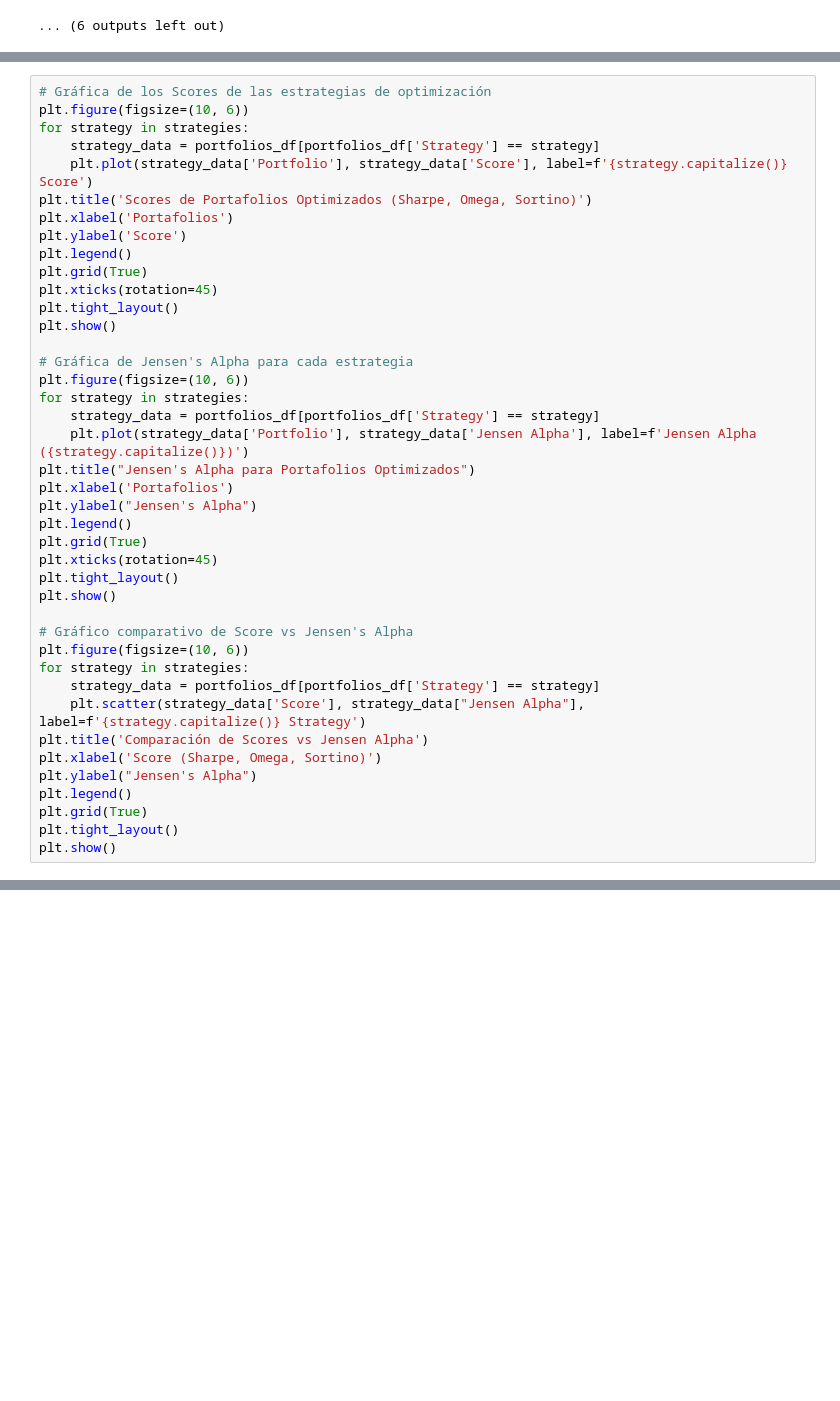
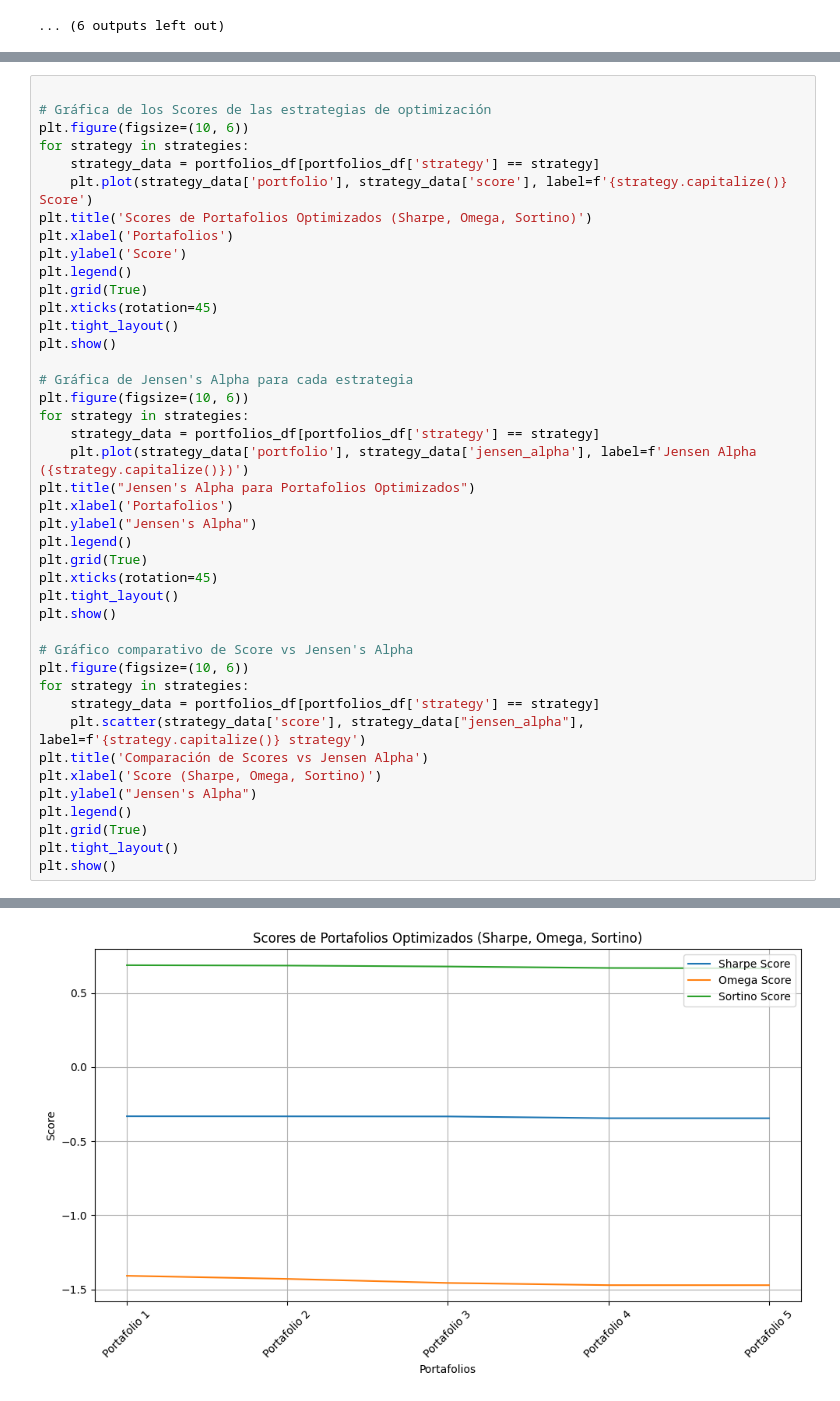
Before and after one commit to luisrc44/QAA-with-Climate-Change-and-ESG, a Jupyter notebook: QAA_wCC.ipynb, the cells around one changed output, grey strips where cells are left out. Saved outputs shown, nothing was run; the diff lists cells and outputs as text; blank space fills up the shorter version.

```diff
--- a/QAA_wCC.ipynb
+++ b/QAA_wCC.ipynb
@@ -164,9 +167,10 @@ portfolios_df
 # %%
+
 # Gráfica de los Scores de las estrategias de optimización
 plt.figure(figsize=(10, 6))
 for strategy in strategies:
-    strategy_data = portfolios_df[portfolios_df['Strategy'] == strategy]
-    plt.plot(strategy_data['Portfolio'], strategy_data['Score'], label=f'{strategy.capitalize()} Score')
+    strategy_data = portfolios_df[portfolios_df['strategy'] == strategy]
+    plt.plot(strategy_data['portfolio'], strategy_data['score'], label=f'{strategy.capitalize()} Score')
 plt.title('Scores de Portafolios Optimizados (Sharpe, Omega, Sortino)')
 plt.xlabel('Portafolios')
 plt.ylabel('Score')
@@ -179,8 +183,8 @@ plt.show()
 # Gráfica de Jensen's Alpha para cada estrategia
 plt.figure(figsize=(10, 6))
 for strategy in strategies:
-    strategy_data = portfolios_df[portfolios_df['Strategy'] == strategy]
-    plt.plot(strategy_data['Portfolio'], strategy_data['Jensen Alpha'], label=f'Jensen Alpha ({strategy.capitalize()})')
+    strategy_data = portfolios_df[portfolios_df['strategy'] == strategy]
+    plt.plot(strategy_data['portfolio'], strategy_data['jensen_alpha'], label=f'Jensen Alpha ({strategy.capitalize()})')
 plt.title("Jensen's Alpha para Portafolios Optimizados")
 plt.xlabel('Portafolios')
 plt.ylabel("Jensen's Alpha")
@@ -193,8 +197,8 @@ plt.show()
 # Gráfico comparativo de Score vs Jensen's Alpha
 plt.figure(figsize=(10, 6))
 for strategy in strategies:
-    strategy_data = portfolios_df[portfolios_df['Strategy'] == strategy]
-    plt.scatter(strategy_data['Score'], strategy_data["Jensen Alpha"], label=f'{strategy.capitalize()} Strategy')
+    strategy_data = portfolios_df[portfolios_df['strategy'] == strategy]
+    plt.scatter(strategy_data['score'], strategy_data["jensen_alpha"], label=f'{strategy.capitalize()} strategy')
 plt.title('Comparación de Scores vs Jensen Alpha')
 plt.xlabel('Score (Sharpe, Omega, Sortino)')
 plt.ylabel("Jensen's Alpha")
@@ -207,0 +210 @@ KeyError: 'Strategy'
+[figure, added]
```
Also changed, not shown: parts of 5 cells of this notebook, 2 other files.
